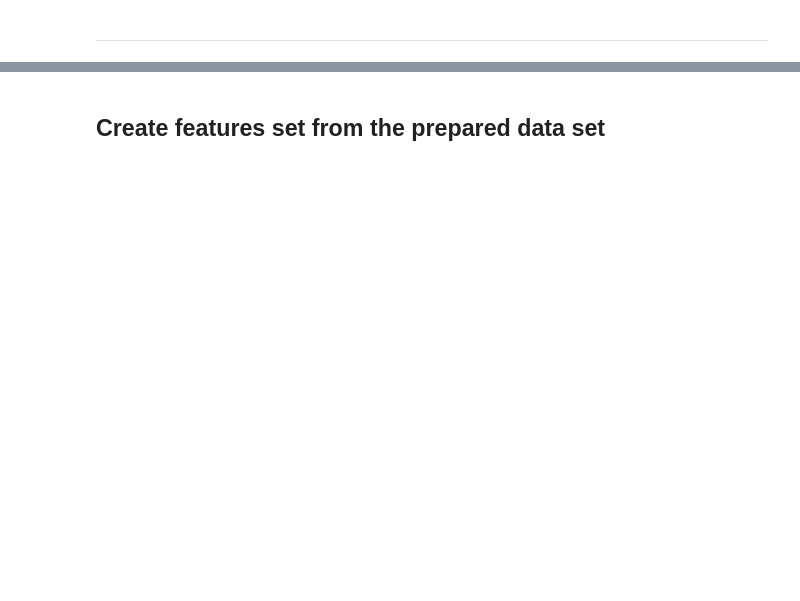
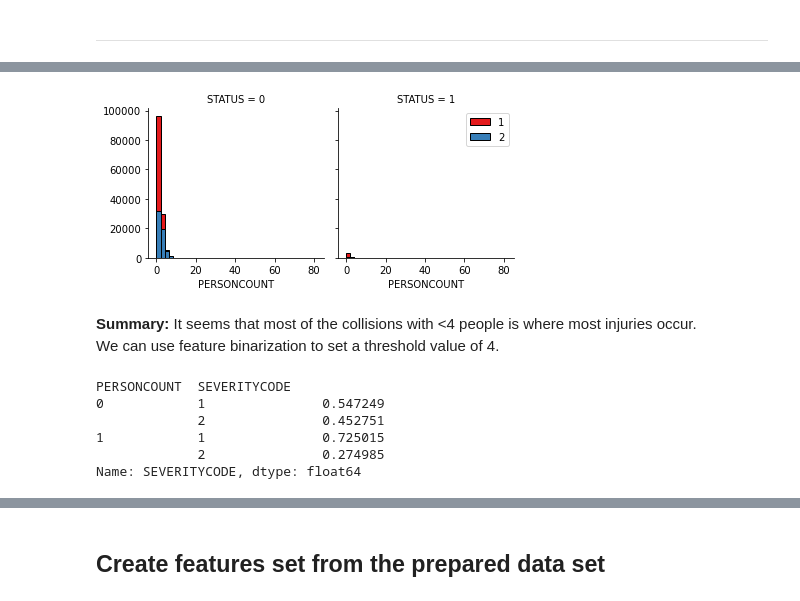
Before and after one commit to chewitty/Coursera_Capstone, a Jupyter notebook: Applied DS Capstone-wk21.ipynb, the cells around one changed output, grey strips where cells are left out. Saved outputs shown, nothing was run; the diff lists cells and outputs as text; code cells hidden in the pictures; blank space fills up the shorter version.

```diff
--- a/Applied DS Capstone-wk21.ipynb
+++ b/Applied DS Capstone-wk21.ipynb
@@ -448,0 +481,12 @@ Name: location, dtype: int64
+# %%
+bins = np.linspace(collisions_df.PERSONCOUNT.min(), collisions_df.PERSONCOUNT.max(), 40)
+#print('Bins: ', bins)
+g = sns.FacetGrid(collisions_df, col="STATUS", hue="SEVERITYCODE", palette="Set1", col_wrap=2)
+g.map(plt.hist, 'PERSONCOUNT', bins=bins, ec="k")
+g.axes[-1].legend()
+plt.show()
+# %% [output]
+[figure, added]
+# %% [markdown]
+**Summary:** It seems that most of the collisions with <4 people is where most injuries occur.<br/>
+We can use feature binarization to set a threshold value of 4.
@@ -448,0 +497,9 @@ Name: location, dtype: int64
+# %%
+collisions_df.groupby(['PERSONCOUNT'])['SEVERITYCODE'].value_counts(normalize=True)
+# %% [output]
+PERSONCOUNT  SEVERITYCODE
+0            1               0.547249
+             2               0.452751
+1            1               0.725015
+             2               0.274985
+Name: SEVERITYCODE, dtype: float64
```
Also changed, not shown: parts of 85 cells of this notebook.
